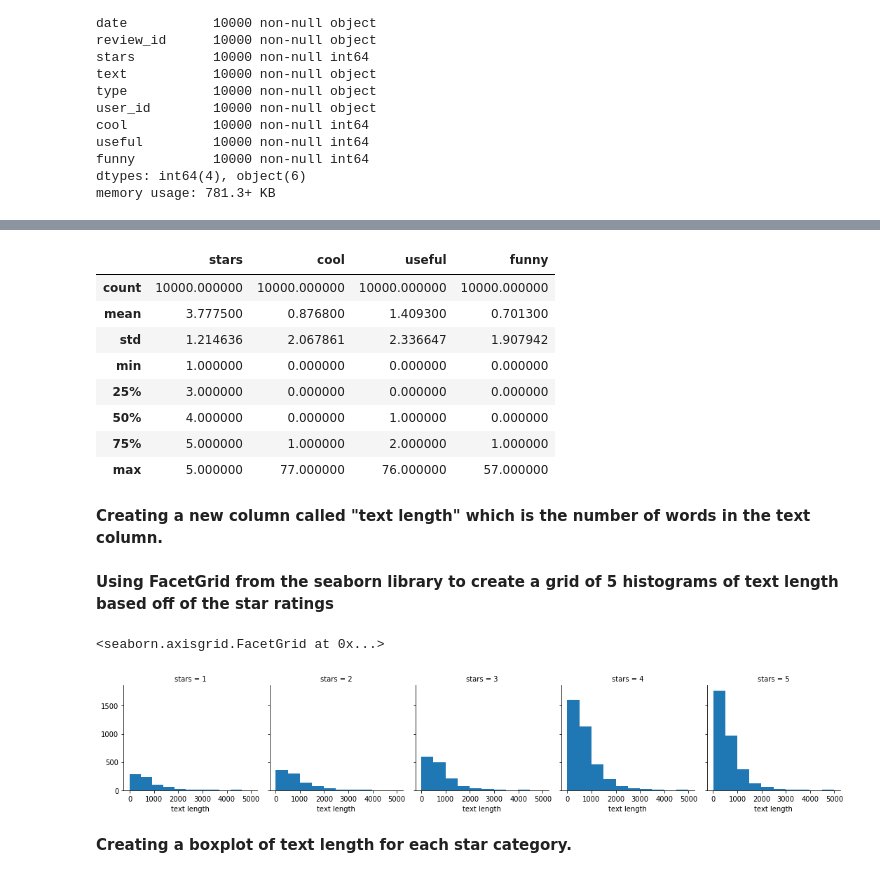
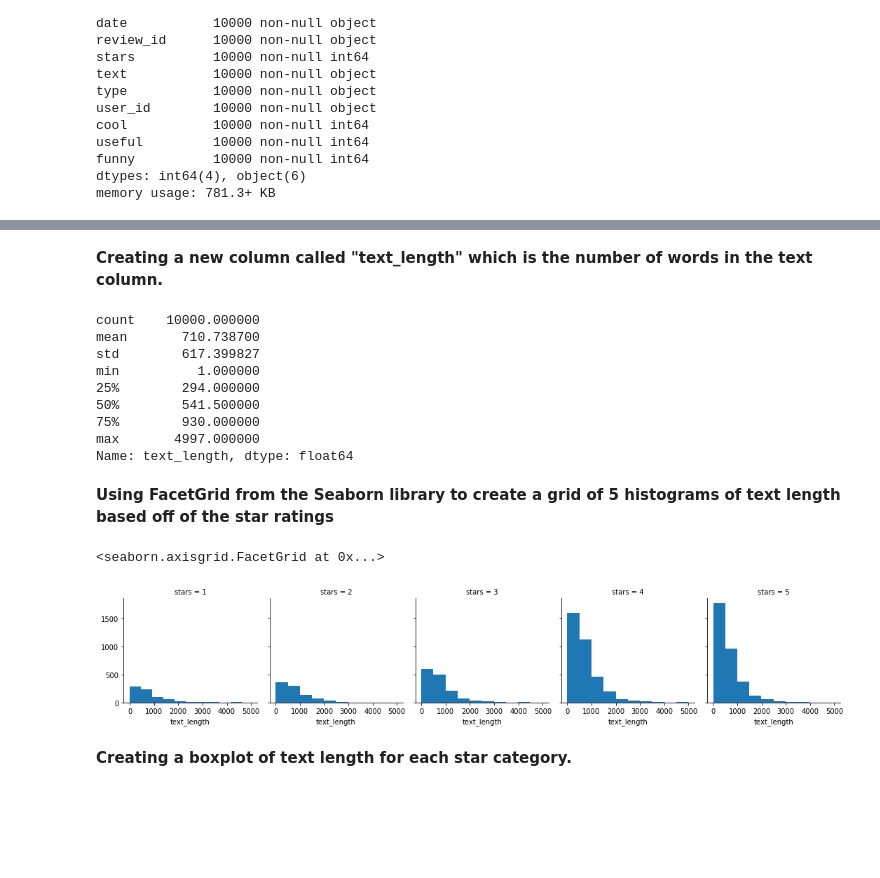
Before and after one commit to praveentn/hgwxx7, a Jupyter notebook: projects/algorithms/nlp/nlp_yelp_rating_prediction_1.ipynb, the cells around one changed output, grey strips where cells are left out. Drawn from its saved outputs; the diff is of its cells as text; code cells hidden in the pictures; blank space fills up the shorter version.

```diff
--- a/projects/algorithms/nlp/nlp_yelp_rating_prediction_1.ipynb
+++ b/projects/algorithms/nlp/nlp_yelp_rating_prediction_1.ipynb
@@ -56,27 +72,27 @@ memory usage: 781.3+ KB
+# %% [markdown]
+**Creating a new column called "text_length" which is the number of words in the text column.**
+# %%
+yelp['text_length'] = yelp['text'].apply(len)
 # %%
-yelp.describe()
+yelp['text_length'].describe()
 # %% [output]
-|  | stars | cool | useful | funny |
-| count | 10000.000000 | 10000.000000 | 10000.000000 | 10000.000000 |
-| mean | 3.777500 | 0.876800 | 1.409300 | 0.701300 |
-| std | 1.214636 | 2.067861 | 2.336647 | 1.907942 |
-| min | 1.000000 | 0.000000 | 0.000000 | 0.000000 |
-| 25% | 3.000000 | 0.000000 | 0.000000 | 0.000000 |
-| 50% | 4.000000 | 0.000000 | 1.000000 | 0.000000 |
-| 75% | 5.000000 | 1.000000 | 2.000000 | 1.000000 |
-| max | 5.000000 | 77.000000 | 76.000000 | 57.000000 |
+count    10000.000000
+mean       710.738700
+std        617.399827
+min          1.000000
+25%        294.000000
+50%        541.500000
+75%        930.000000
+max       4997.000000
+Name: text_length, dtype: float64
-# %% [markdown]
-**Creating a new column called "text length" which is the number of words in the text column.**
-# %%
-yelp['text length'] = yelp['text'].apply(len)
 # %% [markdown]
-**Using FacetGrid from the seaborn library to create a grid of 5 histograms of text length based off of the star ratings**
+**Using FacetGrid from the Seaborn library to create a grid of 5 histograms of text length based off of the star ratings**
 # %%
 g = sns.FacetGrid(yelp, col='stars')
-g.map(plt.hist,'text length')
+g.map(plt.hist,'text_length')
 # %% [output]
 <seaborn.axisgrid.FacetGrid at 0x...>
-[figure, old version]
+[figure, new version]
 # %% [markdown]
 **Creating a boxplot of text length for each star category.**
 # %%
```
Also changed, not shown: parts of 10 cells of this notebook.
